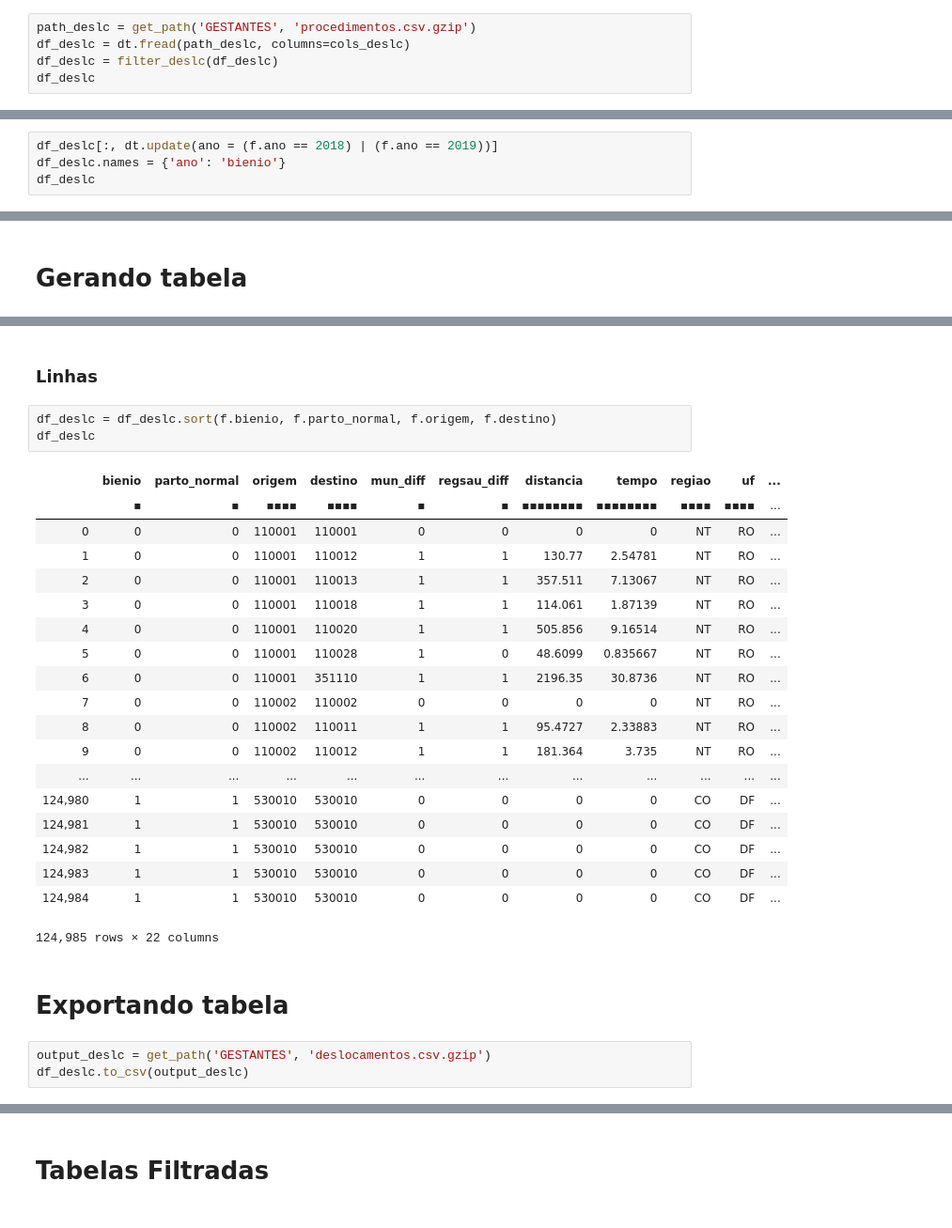
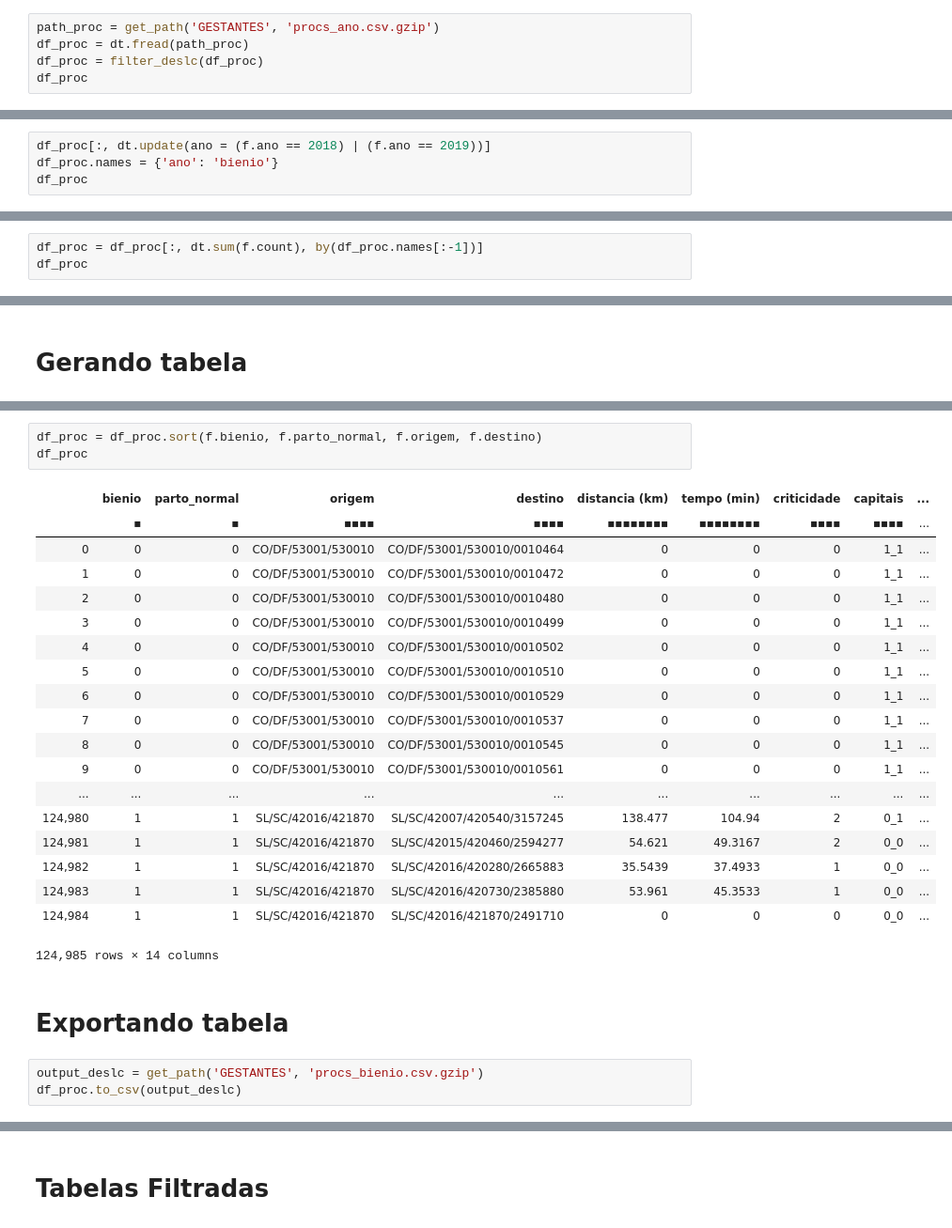
Before and after one commit to lucaslopes/gestantes, a Jupyter notebook: sections/table_deslc.ipynb, the cells around one changed output, grey strips where cells are left out. Shown at 94% size. Saved outputs shown, nothing was run; the diff lists cells and outputs as text.

Commit message:
Table `procedimentos` contains all relevant infos

```diff
--- a/sections/table_deslc.ipynb
+++ b/sections/table_deslc.ipynb
@@ -44,8 +34,8 @@ def filter_deslc(df):
 # %% [markdown]
 ### Carregando tabela
 # %%
-path_deslc = get_path('GESTANTES', 'procedimentos.csv.gzip')
-df_deslc = dt.fread(path_deslc, columns=cols_deslc)
-df_deslc = filter_deslc(df_deslc)
-df_deslc
+path_proc = get_path('GESTANTES', 'procs_ano.csv.gzip')
+df_proc = dt.fread(path_proc)
+df_proc = filter_deslc(df_proc)
+df_proc
 # %% [output]
@@ -76,7 +66,7 @@ Valor da variável `bienio`:
 - `0 (False) = 2010/11`
 - `1 (True) = 2018/19`
 # %%
-df_deslc[:, dt.update(ano = (f.ano == 2018) | (f.ano == 2019))]
-df_deslc.names = {'ano': 'bienio'}
-df_deslc
+df_proc[:, dt.update(ano = (f.ano == 2018) | (f.ano == 2019))]
+df_proc.names = {'ano': 'bienio'}
+df_proc
 # %% [output]
@@ -270,0 +94,3 @@ df_dist
+# %%
+df_proc = df_proc[:, dt.sum(f.count), by(df_proc.names[:-1])]
+df_proc
@@ -469,33 +121,31 @@ df_deslc
-# %% [markdown]
-### Linhas
 # %%
-df_deslc = df_deslc.sort(f.bienio, f.parto_normal, f.origem, f.destino)
-df_deslc
+df_proc = df_proc.sort(f.bienio, f.parto_normal, f.origem, f.destino)
+df_proc
 # %% [output]
-|  | bienio | parto_normal | origem | destino | mun_diff | regsau_diff | distancia | tempo | regiao | uf | ... |
-|  | ▪ | ▪ | ▪▪▪▪ | ▪▪▪▪ | ▪ | ▪ | ▪▪▪▪▪▪▪▪ | ▪▪▪▪▪▪▪▪ | ▪▪▪▪ | ▪▪▪▪ | ... |
-| 0 | 0 | 0 | 110001 | 110001 | 0 | 0 | 0 | 0 | NT | RO | ... |
-| 1 | 0 | 0 | 110001 | 110012 | 1 | 1 | 130.77 | 2.54781 | NT | RO | ... |
-| 2 | 0 | 0 | 110001 | 110013 | 1 | 1 | 357.511 | 7.13067 | NT | RO | ... |
-| 3 | 0 | 0 | 110001 | 110018 | 1 | 1 | 114.061 | 1.87139 | NT | RO | ... |
-| 4 | 0 | 0 | 110001 | 110020 | 1 | 1 | 505.856 | 9.16514 | NT | RO | ... |
-| 5 | 0 | 0 | 110001 | 110028 | 1 | 0 | 48.6099 | 0.835667 | NT | RO | ... |
-| 6 | 0 | 0 | 110001 | 351110 | 1 | 1 | 2196.35 | 30.8736 | NT | RO | ... |
-| 7 | 0 | 0 | 110002 | 110002 | 0 | 0 | 0 | 0 | NT | RO | ... |
-| 8 | 0 | 0 | 110002 | 110011 | 1 | 1 | 95.4727 | 2.33883 | NT | RO | ... |
-| 9 | 0 | 0 | 110002 | 110012 | 1 | 1 | 181.364 | 3.735 | NT | RO | ... |
-| ... | ... | ... | ... | ... | ... | ... | ... | ... | ... | ... | ... |
-| 124,980 | 1 | 1 | 530010 | 530010 | 0 | 0 | 0 | 0 | CO | DF | ... |
-| 124,981 | 1 | 1 | 530010 | 530010 | 0 | 0 | 0 | 0 | CO | DF | ... |
-| 124,982 | 1 | 1 | 530010 | 530010 | 0 | 0 | 0 | 0 | CO | DF | ... |
-| 124,983 | 1 | 1 | 530010 | 530010 | 0 | 0 | 0 | 0 | CO | DF | ... |
-| 124,984 | 1 | 1 | 530010 | 530010 | 0 | 0 | 0 | 0 | CO | DF | ... |
+|  | bienio | parto_normal | origem | destino | distancia (km) | tempo (min) | criticidade | capitais | ... |
+|  | ▪ | ▪ | ▪▪▪▪ | ▪▪▪▪ | ▪▪▪▪▪▪▪▪ | ▪▪▪▪▪▪▪▪ | ▪▪▪▪ | ▪▪▪▪ | ... |
+| 0 | 0 | 0 | CO/DF/53001/530010 | CO/DF/53001/530010/0010464 | 0 | 0 | 0 | 1_1 | ... |
+| 1 | 0 | 0 | CO/DF/53001/530010 | CO/DF/53001/530010/0010472 | 0 | 0 | 0 | 1_1 | ... |
+| 2 | 0 | 0 | CO/DF/53001/530010 | CO/DF/53001/530010/0010480 | 0 | 0 | 0 | 1_1 | ... |
+| 3 | 0 | 0 | CO/DF/53001/530010 | CO/DF/53001/530010/0010499 | 0 | 0 | 0 | 1_1 | ... |
+| 4 | 0 | 0 | CO/DF/53001/530010 | CO/DF/53001/530010/0010502 | 0 | 0 | 0 | 1_1 | ... |
+| 5 | 0 | 0 | CO/DF/53001/530010 | CO/DF/53001/530010/0010510 | 0 | 0 | 0 | 1_1 | ... |
+| 6 | 0 | 0 | CO/DF/53001/530010 | CO/DF/53001/530010/0010529 | 0 | 0 | 0 | 1_1 | ... |
+| 7 | 0 | 0 | CO/DF/53001/530010 | CO/DF/53001/530010/0010537 | 0 | 0 | 0 | 1_1 | ... |
+| 8 | 0 | 0 | CO/DF/53001/530010 | CO/DF/53001/530010/0010545 | 0 | 0 | 0 | 1_1 | ... |
+| 9 | 0 | 0 | CO/DF/53001/530010 | CO/DF/53001/530010/0010561 | 0 | 0 | 0 | 1_1 | ... |
+| ... | ... | ... | ... | ... | ... | ... | ... | ... | ... |
+| 124,980 | 1 | 1 | SL/SC/42016/421870 | SL/SC/42007/420540/3157245 | 138.477 | 104.94 | 2 | 0_1 | ... |
+| 124,981 | 1 | 1 | SL/SC/42016/421870 | SL/SC/42015/420460/2594277 | 54.621 | 49.3167 | 2 | 0_0 | ... |
+| 124,982 | 1 | 1 | SL/SC/42016/421870 | SL/SC/42016/420280/2665883 | 35.5439 | 37.4933 | 1 | 0_0 | ... |
+| 124,983 | 1 | 1 | SL/SC/42016/421870 | SL/SC/42016/420730/2385880 | 53.961 | 45.3533 | 1 | 0_0 | ... |
+| 124,984 | 1 | 1 | SL/SC/42016/421870 | SL/SC/42016/421870/2491710 | 0 | 0 | 0 | 0_0 | ... |
-124,985 rows × 22 columns
+124,985 rows × 14 columns
 # %% [markdown]
 # Exportando tabela
 # %%
-output_deslc = get_path('GESTANTES', 'deslocamentos.csv.gzip')
-df_deslc.to_csv(output_deslc)
+output_deslc = get_path('GESTANTES', 'procs_bienio.csv.gzip')
+df_proc.to_csv(output_deslc)
 # %%
 dt.fread(output_deslc)
 # %% [output]
```
Also changed, not shown: parts of 43 cells of this notebook, 20 other files.
